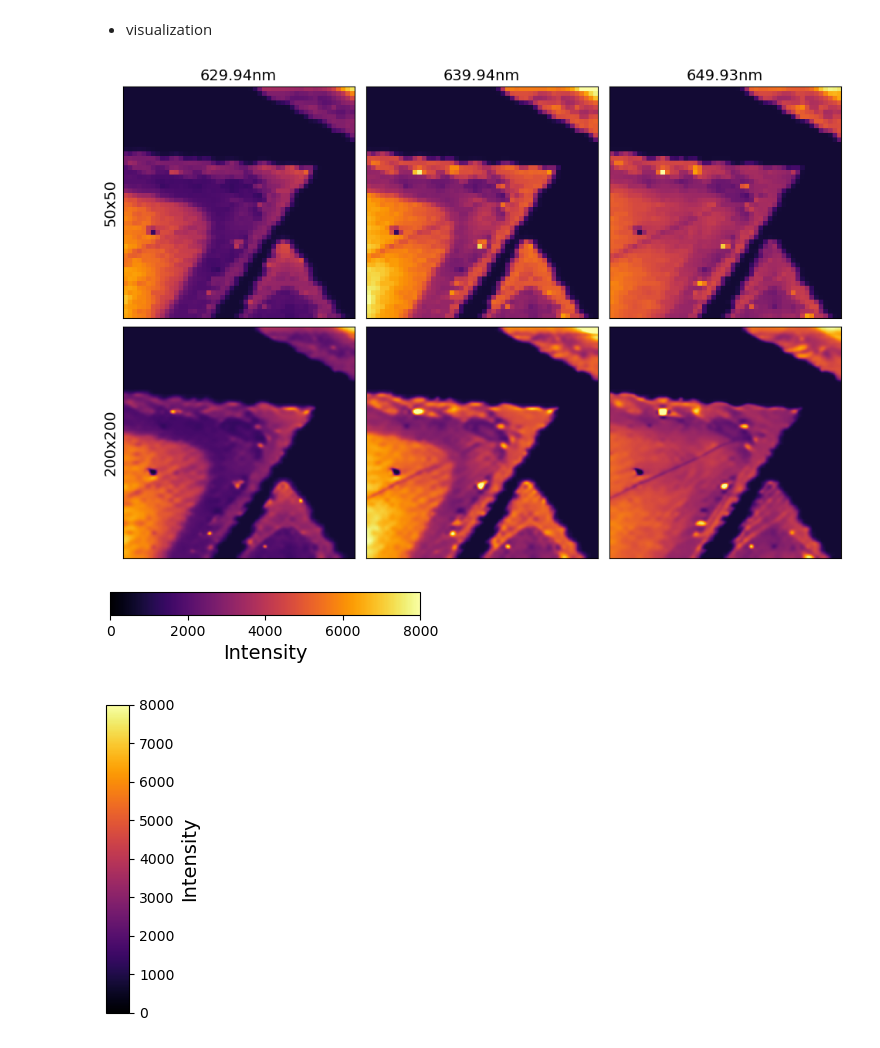
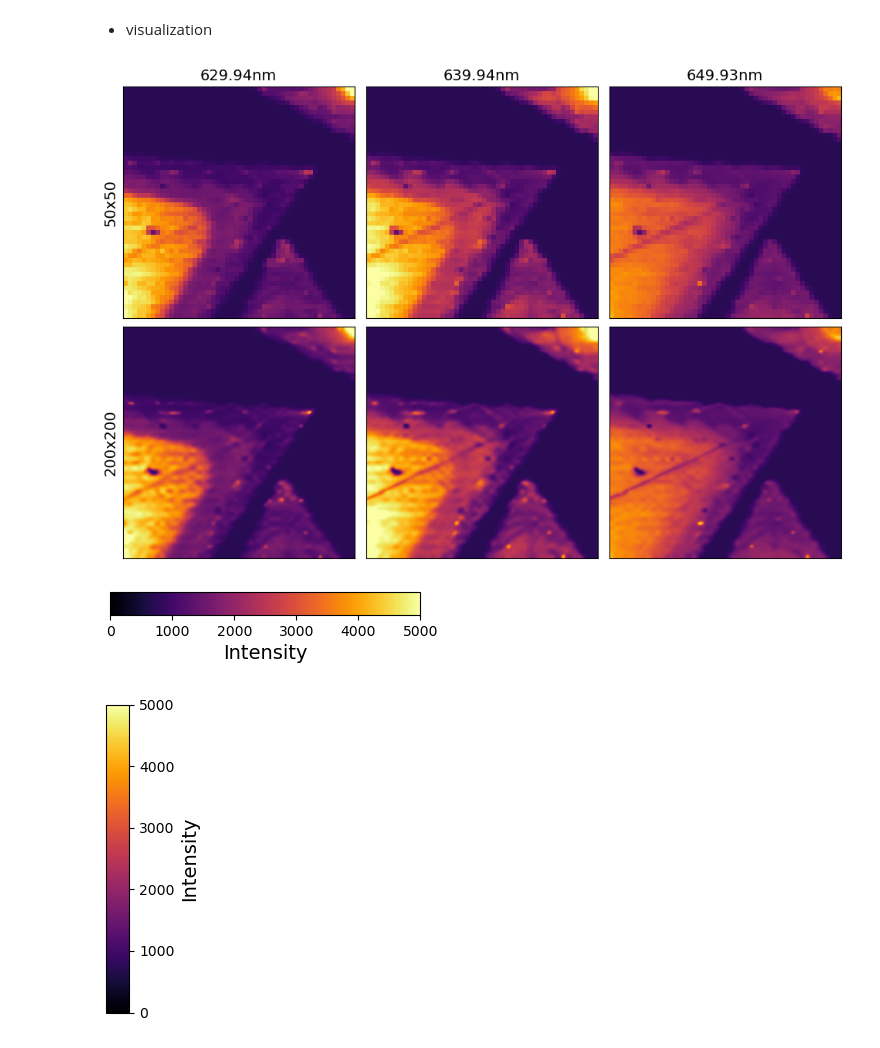
Before and after one commit to KRICT-DATA/2D_Spectrum_ML, a Jupyter notebook: super_resolution.ipynb, the cells around one changed output. Cells and saved outputs as stored; diff of their text form; code cells hidden in the pictures.

Commit message:
data changed

```diff
--- a/super_resolution.ipynb
+++ b/super_resolution.ipynb
@@ -10,7 +10,7 @@ from src.dbpn.dbpn_iterative import Net as DBPNITERNet
 - input and parameters
 # %%
 # main input file
-input_file = './example_data/375.txt'
+input_file = './example_data/378.txt'
 
 # default parameters
 batch_size = 1
@@ -56,8 +56,8 @@ save_spectrum(x, y, fn=input_file.replace('.txt',f'_{m}x.txt'))
 # %% [markdown]
 - visualization
 # %%
-_ = super_resolution_summary(x, y, x_inp, y_inp, locs=[630, 640, 650], intensity_range=[0,8000])
+_ = super_resolution_summary(x, y, x_inp, y_inp, locs=[630, 640, 650], intensity_range=[0,5000])
 # %% [output]
-[figure, old version]
+[figure, new version]
-[figure, old version]
+[figure, new version]
-[figure, old version]
+[figure, new version]
```
Also changed, not shown: parts of 1 cell of this notebook, 3 other files.
